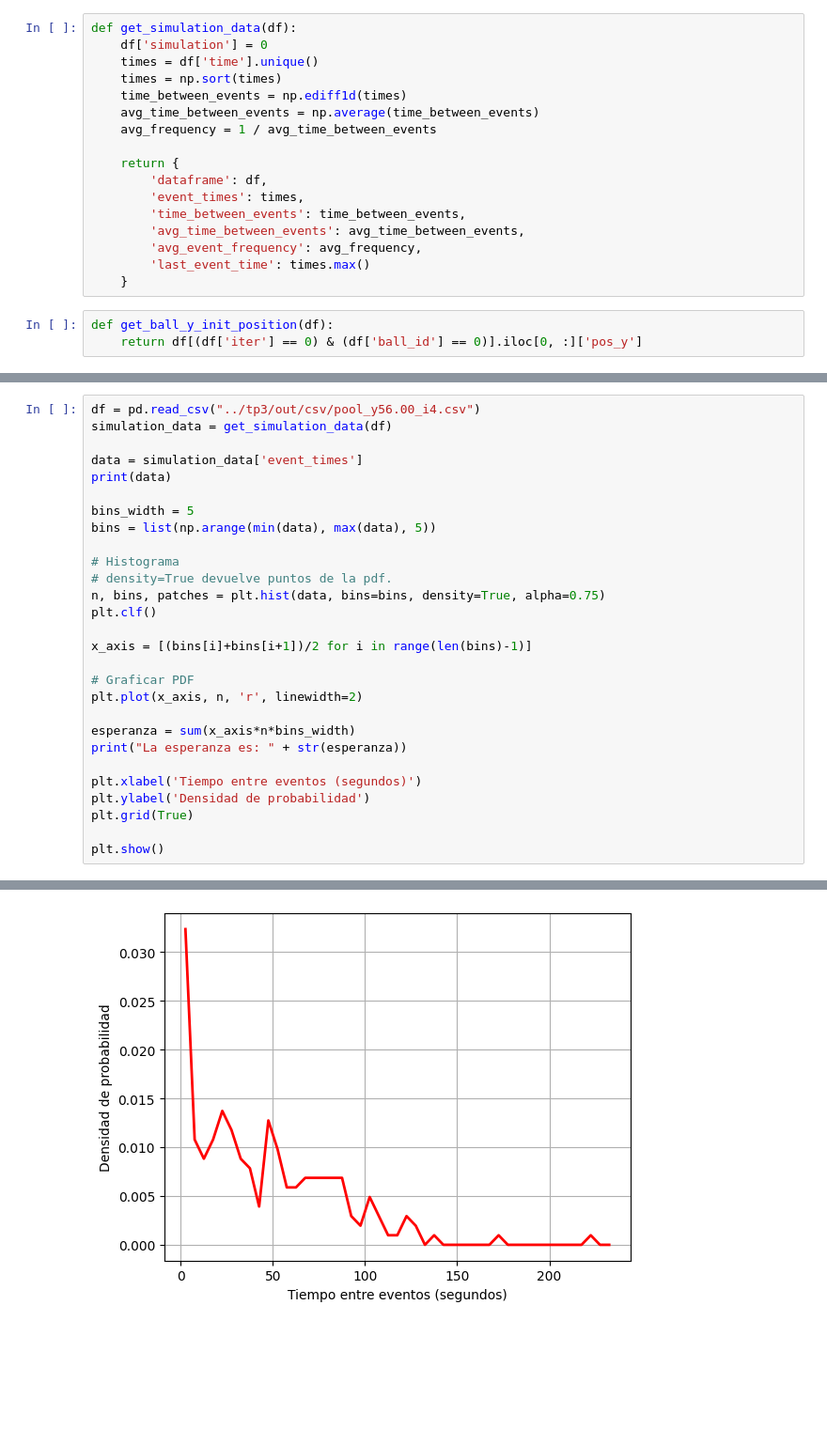
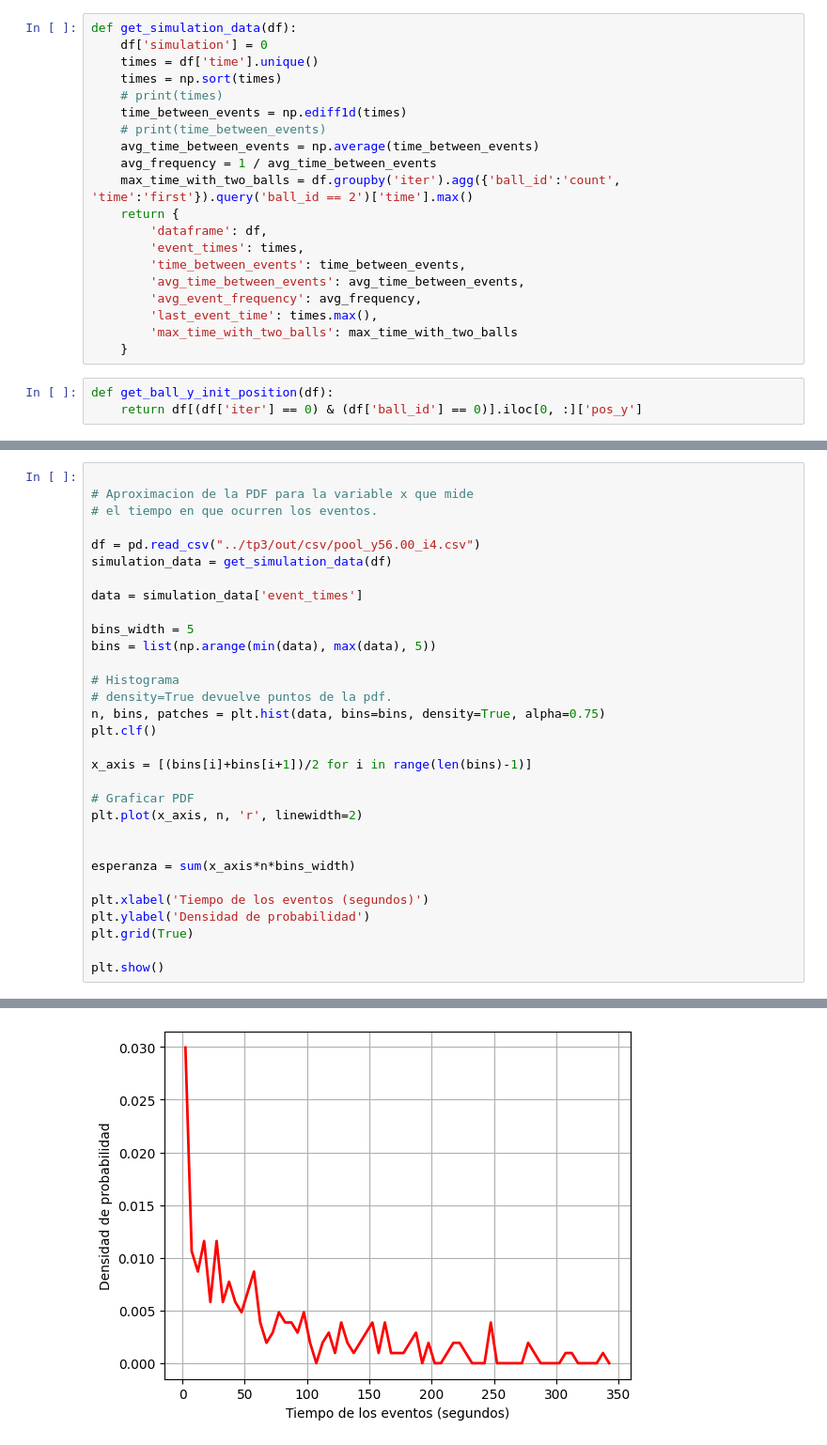
Before and after one commit to shadad00/Simulacion-de-sistemas, a Jupyter notebook: notebooks/TP3.ipynb, the cells around one changed output, grey strips where cells are left out. Shown at 94% size. Cells and saved outputs as stored; diff of their text form; blank space fills up the shorter version.

Commit message:
Graphs for observable.

```diff
--- a/notebooks/TP3.ipynb
+++ b/notebooks/TP3.ipynb
@@ -11,17 +10,20 @@ def get_simulation_data(df):
     df['simulation'] = 0
     times = df['time'].unique()
     times = np.sort(times)
+    # print(times)
     time_between_events = np.ediff1d(times)
+    # print(time_between_events)
     avg_time_between_events = np.average(time_between_events)
     avg_frequency = 1 / avg_time_between_events
-
+    max_time_with_two_balls = df.groupby('iter').agg({'ball_id':'count', 'time':'first'}).query('ball_id == 2')['time'].max()
     return {
         'dataframe': df,
         'event_times': times,
         'time_between_events': time_between_events,
         'avg_time_between_events': avg_time_between_events,
         'avg_event_frequency': avg_frequency,
-        'last_event_time': times.max()
+        'last_event_time': times.max(),
+        'max_time_with_two_balls': max_time_with_two_balls
     }
 # %%
 def get_ball_y_init_position(df):
@@ -43,9 +60,12 @@ Frecuencia media entre eventos: 2.02872156818493
 # %%
+
+# Aproximacion de la PDF para la variable x que mide
+# el tiempo en que ocurren los eventos.
+
 df = pd.read_csv("../tp3/out/csv/pool_y56.00_i4.csv")
 simulation_data = get_simulation_data(df)
 
 data = simulation_data['event_times']
-print(data)
 
 bins_width = 5
 bins = list(np.arange(min(data), max(data), 5))
@@ -60,10 +80,10 @@ x_axis = [(bins[i]+bins[i+1])/2 for i in range(len(bins)-1)]
 # Graficar PDF
 plt.plot(x_axis, n, 'r', linewidth=2)
 
+
 esperanza = sum(x_axis*n*bins_width)
-print("La esperanza es: " + str(esperanza))
 
-plt.xlabel('Tiempo entre eventos (segundos)')
+plt.xlabel('Tiempo de los eventos (segundos)')
 plt.ylabel('Densidad de probabilidad')
 plt.grid(True)
 
@@ -89 +92 @@ La esperanza es: 44.82843137254903
-[figure, old version]
+[figure, new version]
```
Also changed, not shown: parts of 8 cells of this notebook, 2 other files.
